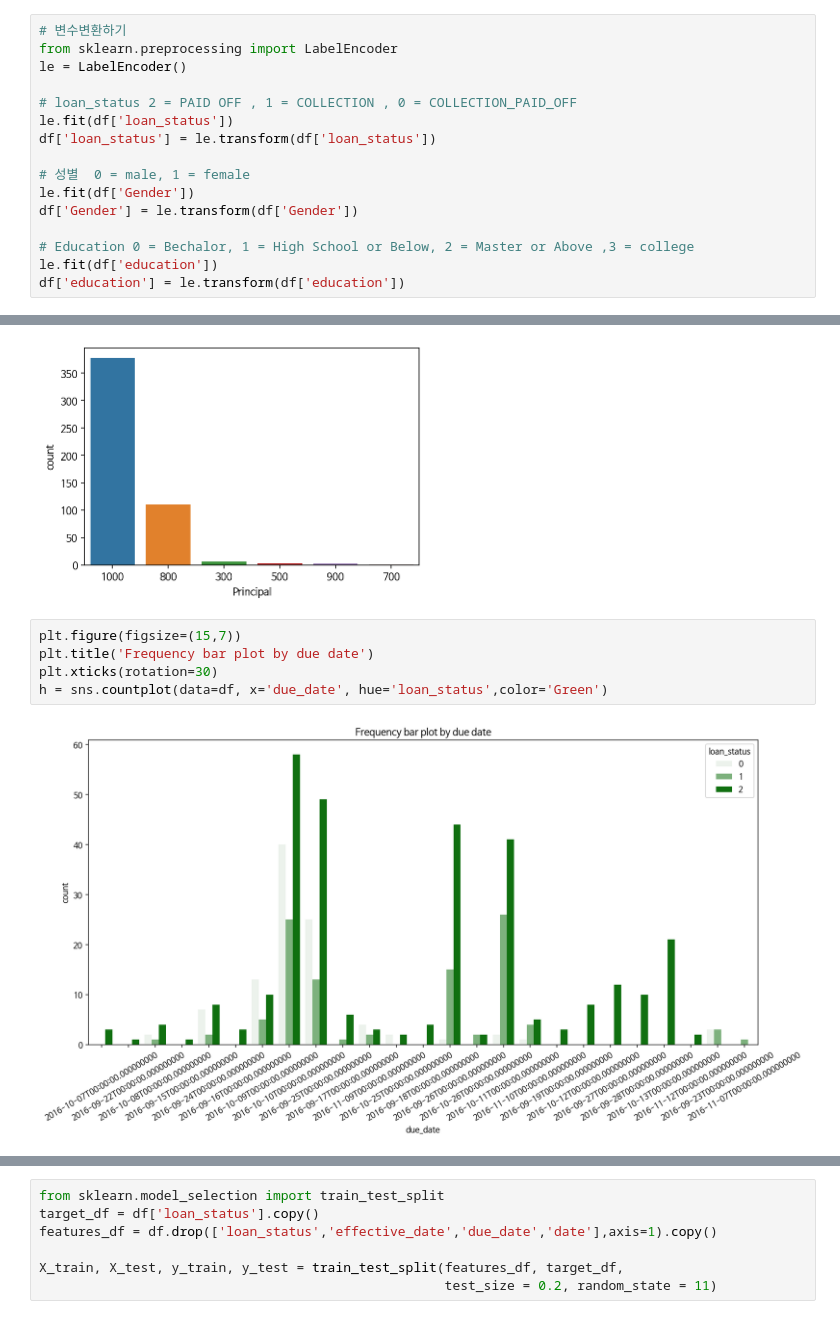
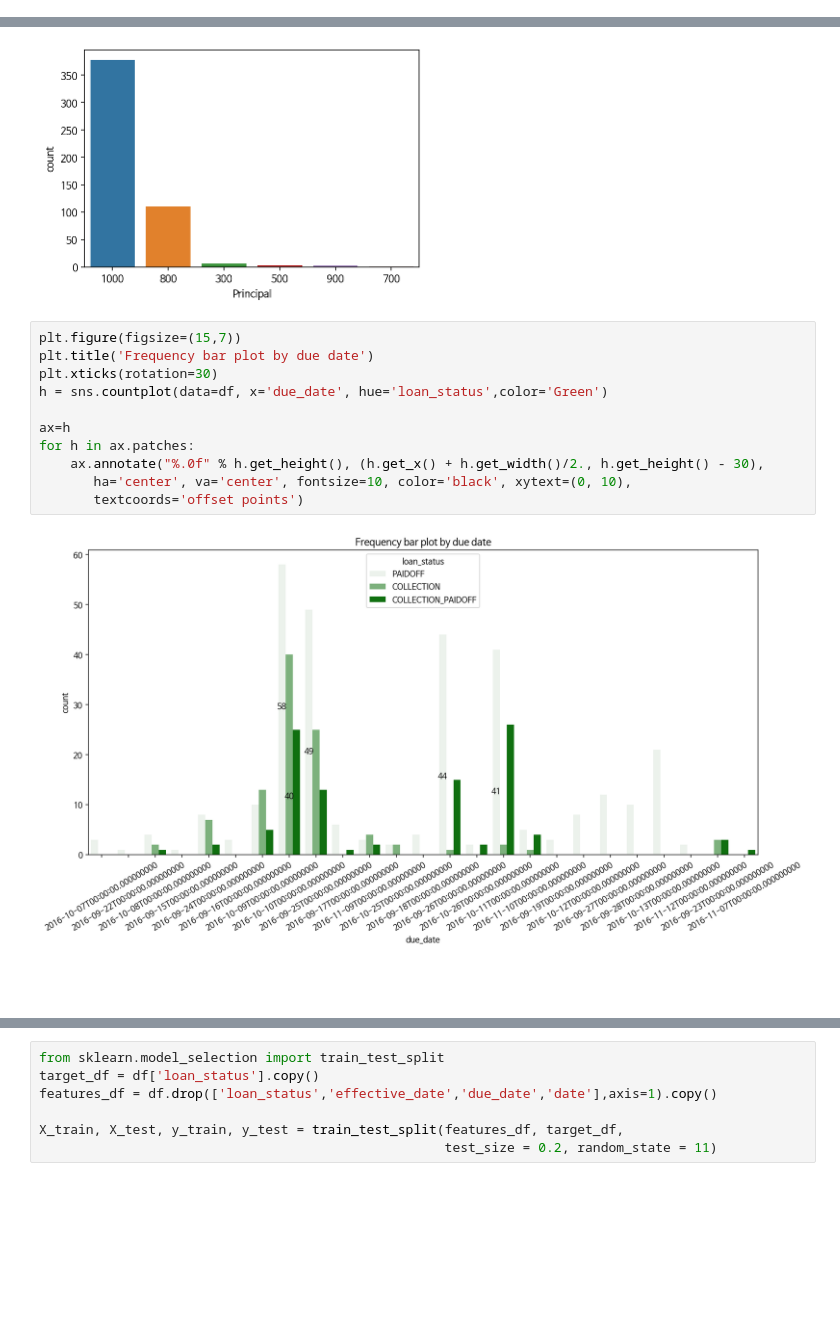
Before and after one commit to seonwoojh/KaggleStruggle, a Jupyter notebook: Kaggle_Loan_Data_Classification.ipynb, the cells around one changed output, grey strips where cells are left out. Saved outputs shown, nothing was run; the diff lists cells and outputs as text; blank space fills up the shorter version.

```diff
--- a/Kaggle_Loan_Data_Classification.ipynb
+++ b/Kaggle_Loan_Data_Classification.ipynb
@@ -144,22 +144,6 @@ print('\n',df['education'].unique())
  '11/12/2016' '9/23/2016' '11/7/2016']
 
  ['High School or Below' 'Bechalor' 'college' 'Master or Above']
-# %%
-# 변수변환하기
-from sklearn.preprocessing import LabelEncoder
-le = LabelEncoder()
-
-# loan_status 2 = PAID OFF , 1 = COLLECTION , 0 = COLLECTION_PAID_OFF
-le.fit(df['loan_status'])
-df['loan_status'] = le.transform(df['loan_status'])
-
-# 성별  0 = male, 1 = female
-le.fit(df['Gender'])
-df['Gender'] = le.transform(df['Gender'])
-
-# Education 0 = Bechalor, 1 = High School or Below, 2 = Master or Above ,3 = college
-le.fit(df['education'])
-df['education'] = le.transform(df['education'])
 # %%
 df['due_date'] = df['due_date'].astype('datetime64')
 df['effective_date'] = df['effective_date'].astype('datetime64')
@@ -204,7 +213,13 @@ f = sns.countplot(data=df, x='Principal',order=df['Principal'].value_counts().in
 # %%
 plt.figure(figsize=(15,7))
 plt.title('Frequency bar plot by due date')
 plt.xticks(rotation=30)
 h = sns.countplot(data=df, x='due_date', hue='loan_status',color='Green')
+
+ax=h
+for h in ax.patches:
+    ax.annotate("%.0f" % h.get_height(), (h.get_x() + h.get_width()/2., h.get_height() - 30),
+       ha='center', va='center', fontsize=10, color='black', xytext=(0, 10),
+       textcoords='offset points')
 # %% [output]
-[figure, old version]
+[figure, new version]
```
Also changed, not shown: parts of 9 cells of this notebook.
